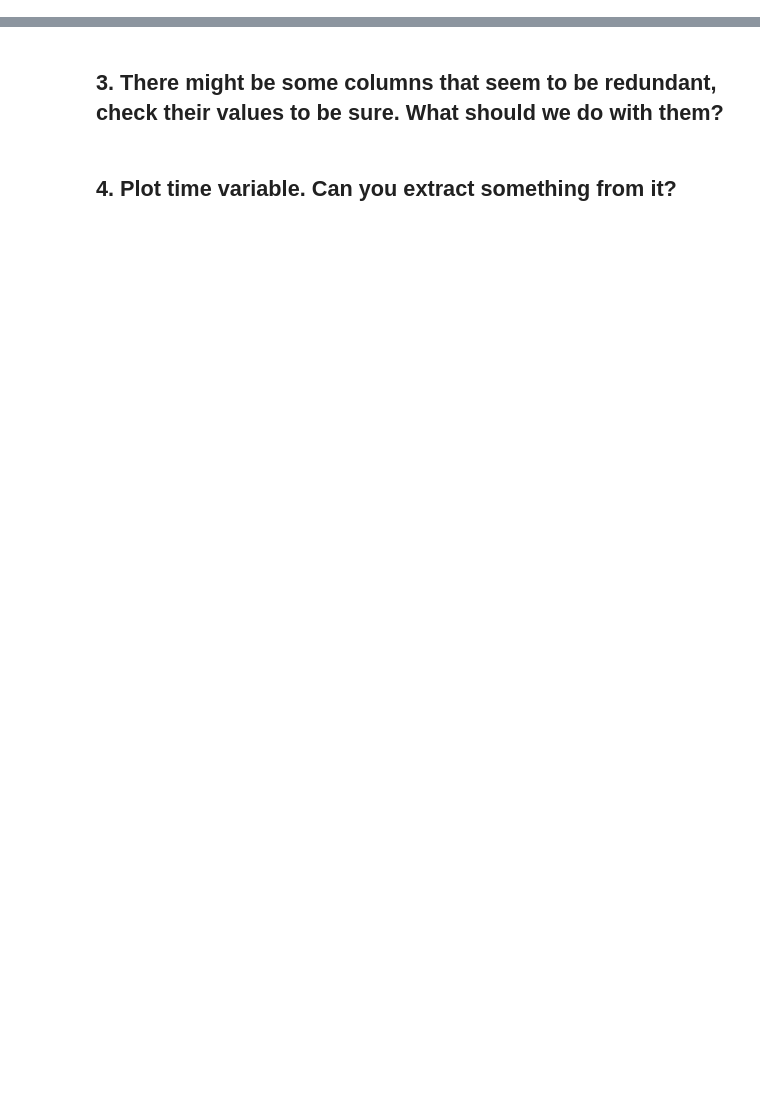
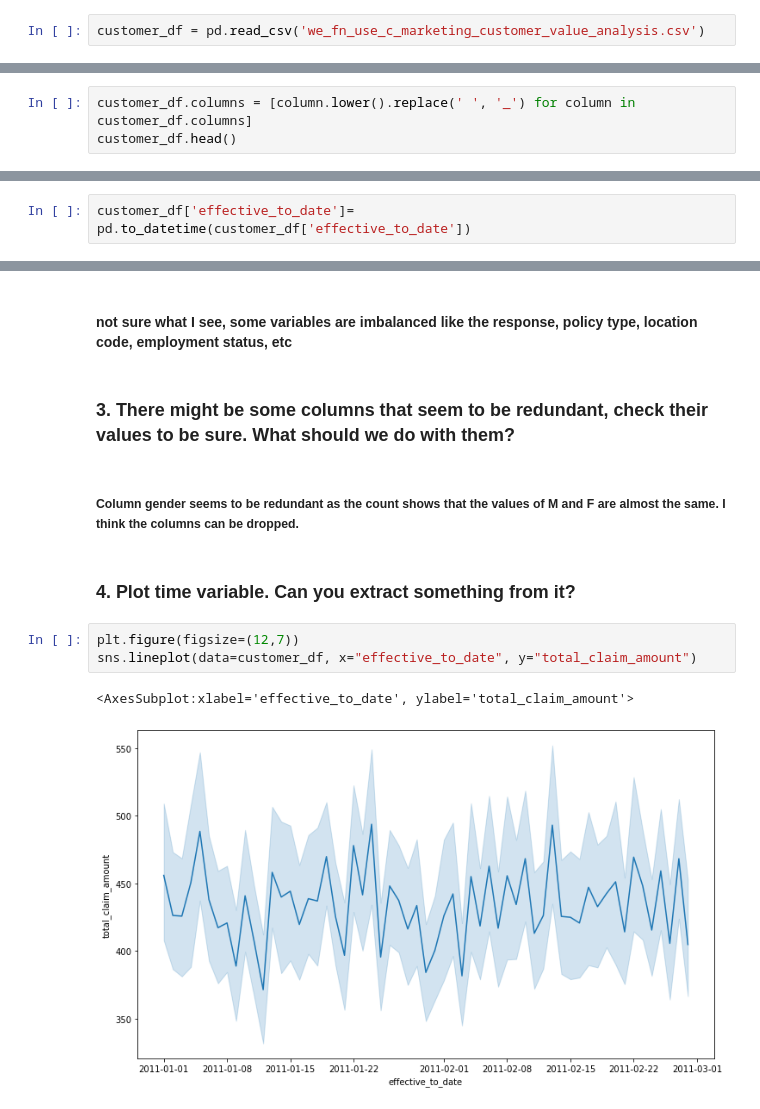
Before and after one commit to Ironhack-Data-0621-Remote/lab-feature-extraction, a Jupyter notebook: Solutions.ipynb, the cells around one changed output, grey strips where cells are left out. Drawn from its saved outputs; the diff is of its cells as text; blank space fills up the shorter version.

```diff
--- a/Solutions.ipynb
+++ b/Solutions.ipynb
@@ -0,0 +25,2 @@
+# %%
+customer_df = pd.read_csv('we_fn_use_c_marketing_customer_value_analysis.csv')
@@ -0,0 +65,3 @@
+# %%
+customer_df.columns = [column.lower().replace(' ', '_') for column in customer_df.columns]
+customer_df.head()
@@ -0,0 +81,2 @@
+# %%
+customer_df['effective_to_date']= pd.to_datetime(customer_df['effective_to_date'])
@@ -14,4 +257,14 @@ categoricals.head()
+# %% [markdown]
+#### not sure what I see, some variables are imbalanced like the response, policy type, location code, employment status, etc
 # %% [markdown]
-## 3. There might be some columns that seem to be redundant, check their values to be sure. What should we do with them?
+### 3. There might be some columns that seem to be redundant, check their values to be sure. What should we do with them?
+# %% [markdown]
+##### Column gender seems to be redundant as the count shows that the values of M and F are almost the same. I think the columns can be dropped.
 # %% [markdown]
-## 4. Plot time variable. Can you extract something from it?
+### 4. Plot time variable. Can you extract something from it?
+# %%
+plt.figure(figsize=(12,7))
+sns.lineplot(data=customer_df, x="effective_to_date", y="total_claim_amount")
+# %% [output]
+<AxesSubplot:xlabel='effective_to_date', ylabel='total_claim_amount'>
+[figure, added]
```
Also changed, not shown: parts of 36 cells of this notebook.
